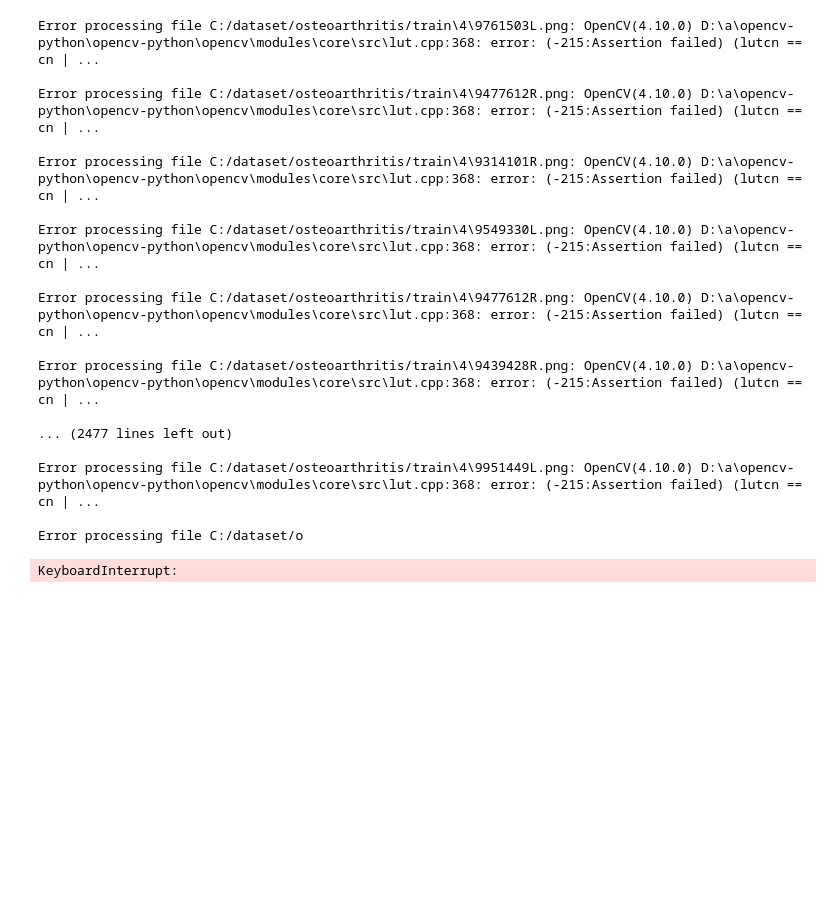
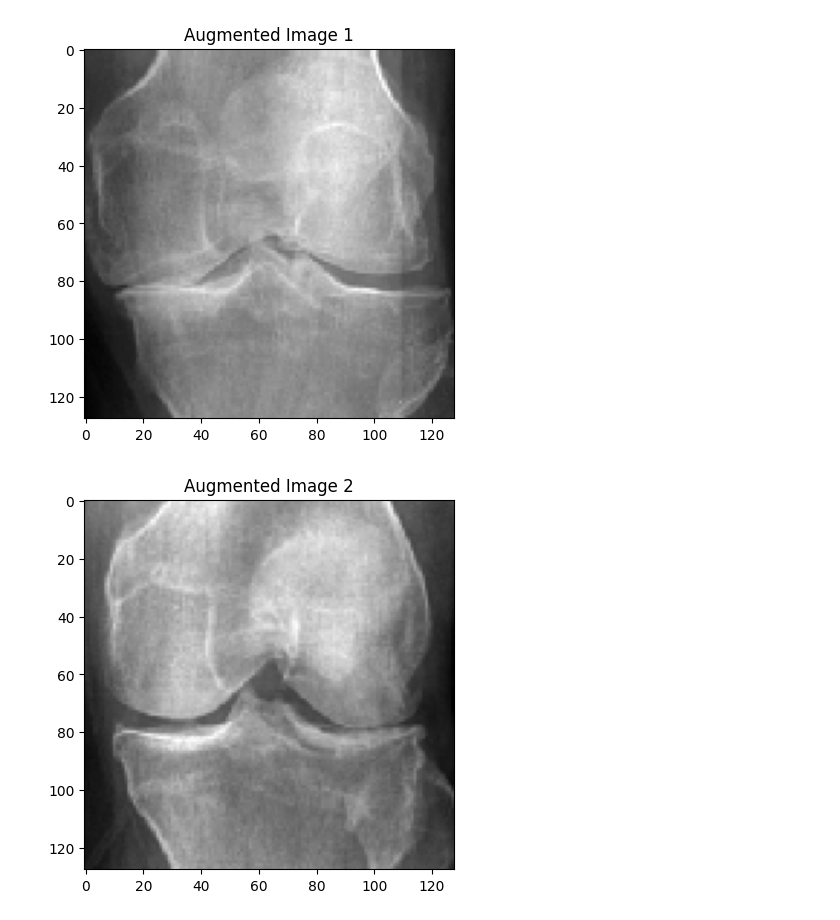
Before and after one commit to igyuwon/deepnoid, a Jupyter notebook: PBL1/dataprocessing.ipynb, the cells around one changed output. Drawn from its saved outputs; the diff is of its cells as text; code cells hidden in the pictures; blank space fills up the shorter version.

```diff
--- a/PBL1/dataprocessing.ipynb
+++ b/PBL1/dataprocessing.ipynb
@@ -26,15 +58,15 @@ from sklearn.utils import shuffle
 
 # Data augmentation settings
 datagen = ImageDataGenerator(
-    rotation_range=3,
-    width_shift_range=0.05,
-    height_shift_range=0.05,
-    shear_range=0.05,
-    zoom_range=0.05,
+    rotation_range=random.randint(-3, 3),
+    width_shift_range=random.uniform(-0.05, 0.05),
+    height_shift_range=random.uniform(-0.05, 0.05),
+    shear_range=random.uniform(-0.05, 0.05),
+    zoom_range=random.uniform(-0.05, 0.05),
     fill_mode='nearest'
 )
 
-def adjust_gamma(image, gamma=1.0):
+def adjust_gamma(image, gamma=0.3):
     inv_gamma = 1.0 / gamma
     table = np.array([((i / 255.0) ** inv_gamma) * 255 for i in np.arange(256)]).astype("uint8")
     return cv2.LUT(image, table)
@@ -54,52 +86,37 @@ def augment_images(data_dir, label, augment_count=600, gamma=0.5):
         try:
             img = load_img(img_path, color_mode='grayscale', target_size=(224, 224))
             img = img_to_array(img).astype('uint8')  # Ensure the image is of type uint8
-            img = np.stack((img,) * 3, axis=-1)  # Convert grayscale to 3 channels
+            img = np.squeeze(img, axis=-1)  # Remove the last dimension for grayscale image
 
             # Adjust gamma
             img = adjust_gamma(img, gamma=gamma)
 
-            # Ensure the image has 4 dimensions (batch size, height, width, channels)
-            img = np.expand_dims(img, axis=0)
+            # Ensure the image has 3 dimensions (height, width, channels)
+            img = np.expand_dims(img, axis=-1)
+            img = np.expand_dims(img, axis=0)  # Add batch dimension
 
             for batch in datagen.flow(img, batch_size=1, save_to_dir=augmented_dir, save_prefix='aug', save_format='png'):
                 generated_count += 1
                 break  # 한 장만 생성하고 반복문 탈출
         except PermissionError:
             print(f"Permission denied: Unable to access file {img_path}")
         except Exception as e:
             print(f"Error processing file {img_path}: {e}")
 
 # Augment images in label 4
 data_dir = 'C:/dataset/osteoarthritis'
 augment_images(data_dir, 4)
 
 # Display augmented images
 augmented_img_paths = os.listdir(os.path.join(data_dir, 'train', '4', 'augmented'))
 augmented_img_paths = shuffle(augmented_img_paths)[:6]  # 무작위로 6개 선택
 
 for i, img_name in enumerate(augmented_img_paths):
     img_path = os.path.join(data_dir, 'train', '4', 'augmented', img_name)
     img = load_img(img_path, color_mode='grayscale', target_size=(128, 128))
     plt.imshow(img, cmap='gray')
     plt.title(f'Augmented Image {i + 1}')
     plt.show()
 # %% [output]
-Error processing file C:/dataset/osteoarthritis/train\4\9761503L.png: OpenCV(4.10.0) D:\a\opencv-python\opencv-python\opencv\modules\core\src\lut.cpp:368: error: (-215:Assertion failed) (lutcn == cn | ...
-
-Error processing file C:/dataset/osteoarthritis/train\4\9477612R.png: OpenCV(4.10.0) D:\a\opencv-python\opencv-python\opencv\modules\core\src\lut.cpp:368: error: (-215:Assertion failed) (lutcn == cn | ...
-
-Error processing file C:/dataset/osteoarthritis/train\4\9314101R.png: OpenCV(4.10.0) D:\a\opencv-python\opencv-python\opencv\modules\core\src\lut.cpp:368: error: (-215:Assertion failed) (lutcn == cn | ...
-
-Error processing file C:/dataset/osteoarthritis/train\4\9549330L.png: OpenCV(4.10.0) D:\a\opencv-python\opencv-python\opencv\modules\core\src\lut.cpp:368: error: (-215:Assertion failed) (lutcn == cn | ...
-
-Error processing file C:/dataset/osteoarthritis/train\4\9477612R.png: OpenCV(4.10.0) D:\a\opencv-python\opencv-python\opencv\modules\core\src\lut.cpp:368: error: (-215:Assertion failed) (lutcn == cn | ...
-
-Error processing file C:/dataset/osteoarthritis/train\4\9439428R.png: OpenCV(4.10.0) D:\a\opencv-python\opencv-python\opencv\modules\core\src\lut.cpp:368: error: (-215:Assertion failed) (lutcn == cn | ...
-
-... (2477 lines left out)
-
-Error processing file C:/dataset/osteoarthritis/train\4\9951449L.png: OpenCV(4.10.0) D:\a\opencv-python\opencv-python\opencv\modules\core\src\lut.cpp:368: error: (-215:Assertion failed) (lutcn == cn | ...
-
-Error processing file C:/dataset/o
-KeyboardInterrupt:
+[figure, added]
+[figure, added]
```
Also changed, not shown: parts of 2 cells of this notebook.
